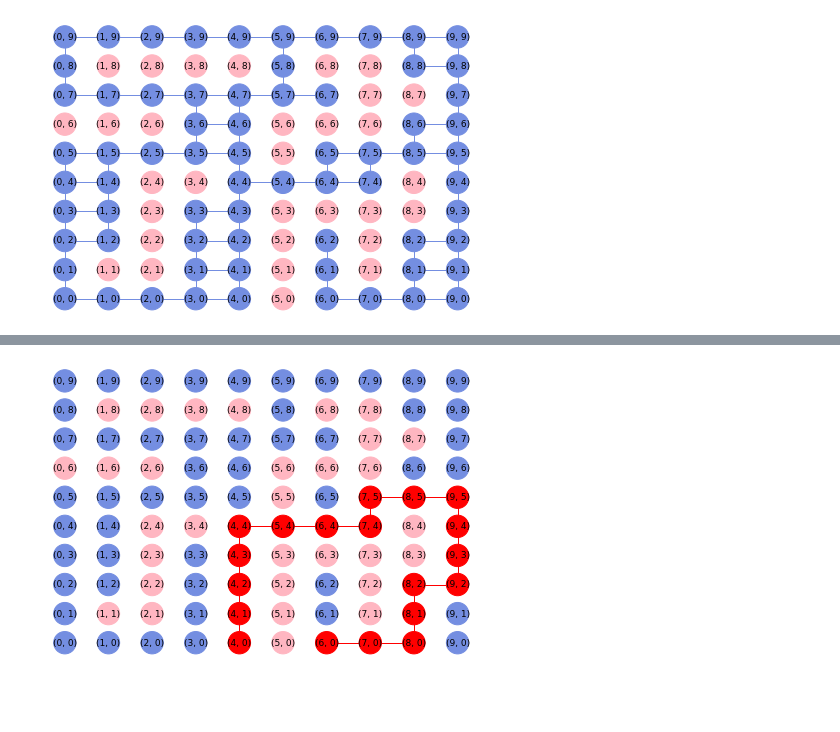
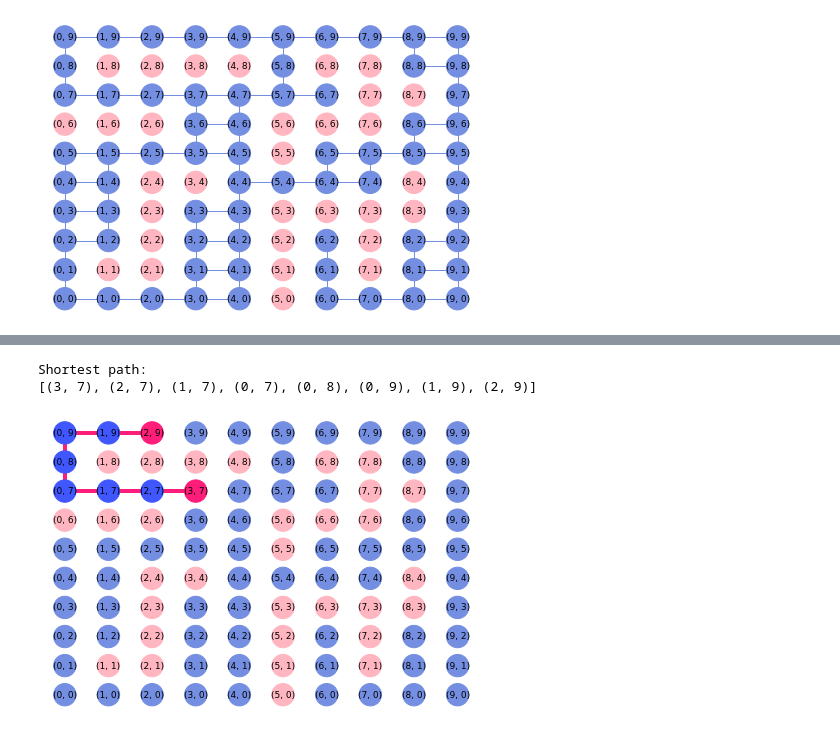
Before and after one commit to ChrisLisbon/ITMO_algorithms_classes, a Jupyter notebook: lab6.ipynb, the cells around one changed output, grey strips where cells are left out. Saved outputs shown, nothing was run; the diff lists cells and outputs as text; code cells hidden in the pictures; blank space fills up the shorter version.

```diff
--- a/lab6.ipynb
+++ b/lab6.ipynb
@@ -155,22 +188,8 @@ print (edges_path)
-# %%
-color_map = []
-
-for node in G:
-    if node in shortest_path:
-        color_map.append('r')
-    elif list(node) in obstacles_list:
-        color_map.append('#FFB6C1')
-    else:
-        color_map.append('#748EE1')
-
-
-e_color_map = []
-for edge in G.edges():
-    if edge in edges_path or (edge[1], edge[0]) in edges_path:
-        e_color_map.append('r')
-    else:
-        e_color_map.append('w')
-
-nx.draw(G, pos, node_size=500,  with_labels=True, node_color=color_map, width=1, edge_color= e_color_map, font_size=9)
-# %% [output]
-[figure, removed]
+# %%
+start=(3,7)
+end=(2,9)
+astar_path_finding(G,start,end,dist)
+# %% [output]
+Shortest path:
+[(3, 7), (2, 7), (1, 7), (0, 7), (0, 8), (0, 9), (1, 9), (2, 9)]
+[figure, added]
```
Also changed, not shown: parts of 19 cells of this notebook.
